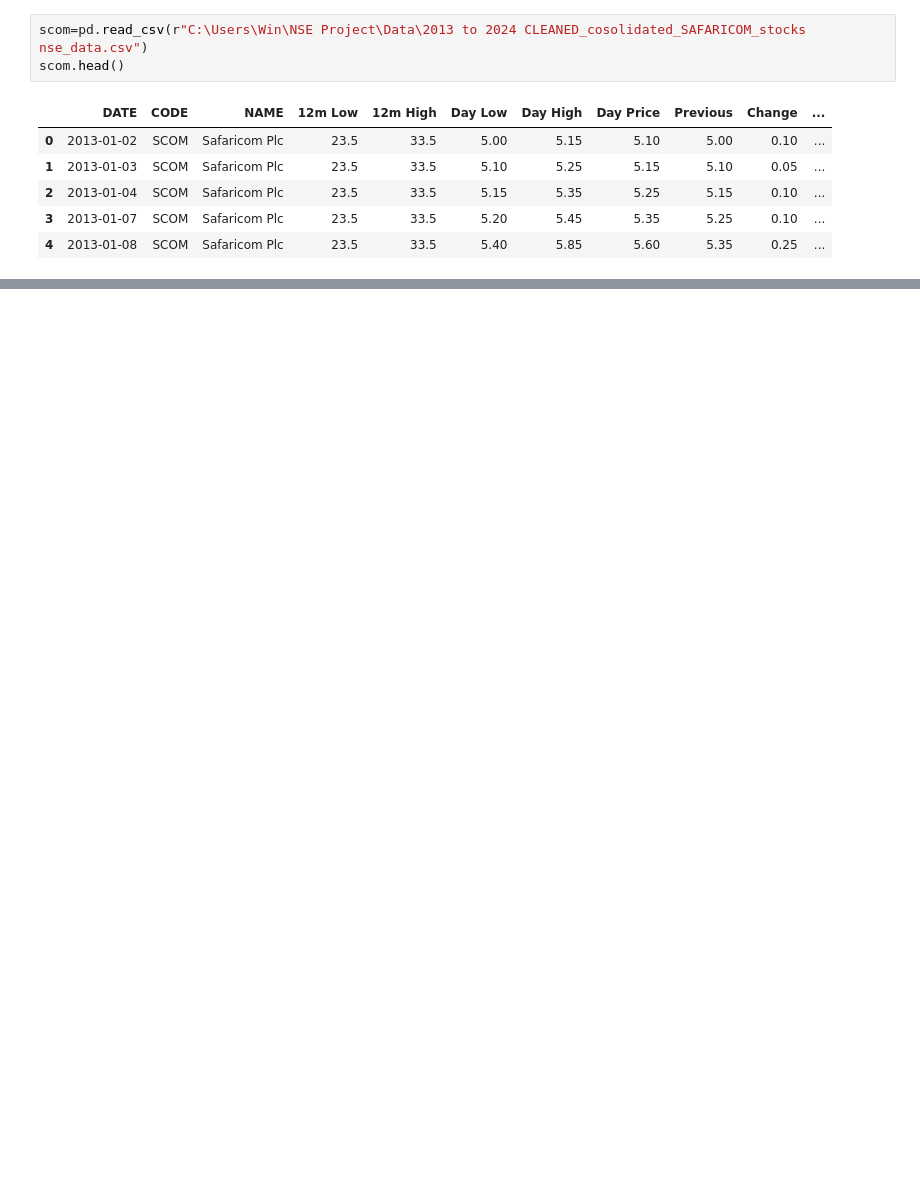
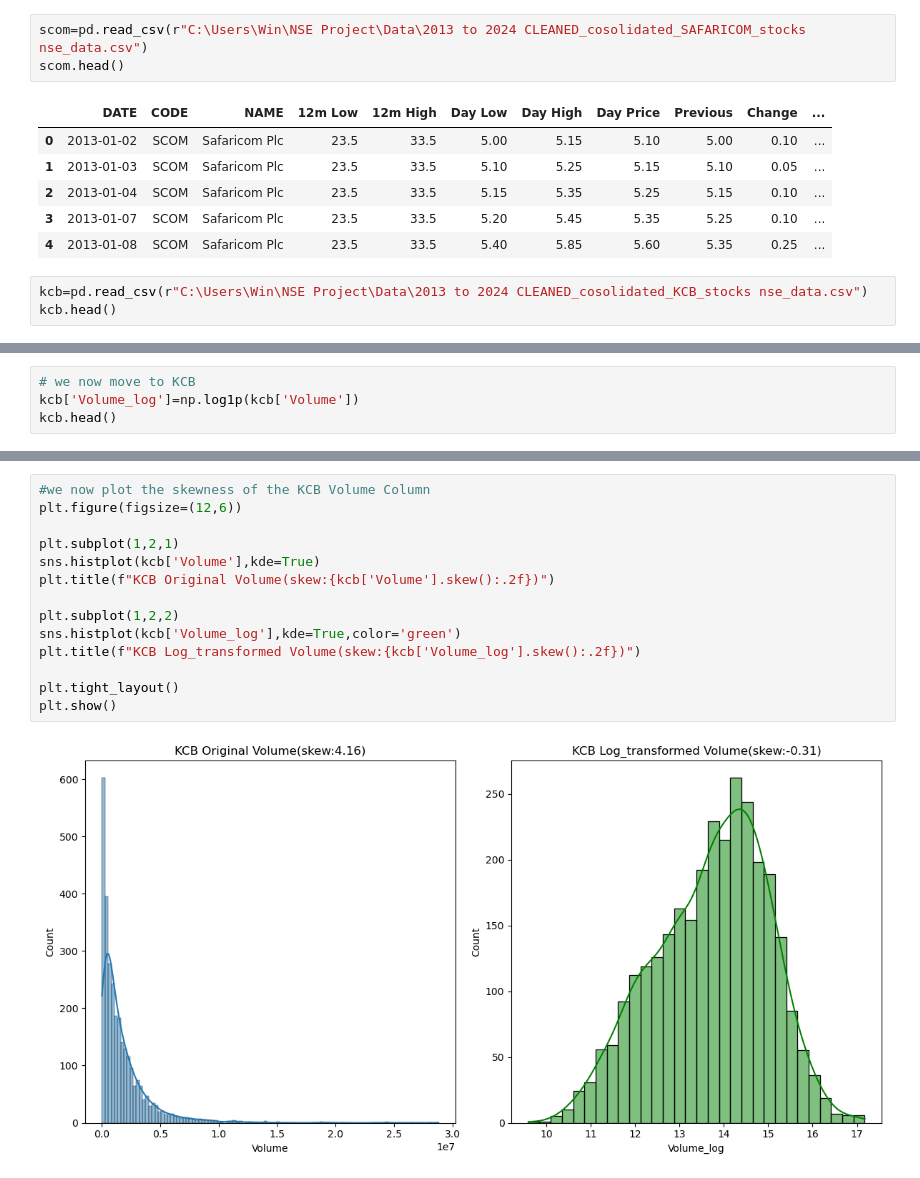
Before and after one commit to njorogepaul-moghul/Nairobi-Stocks-Exchange-project, a Jupyter notebook: notebooks/EDA phase/Exploratory Data Analysis phase.ipynb, the cells around one changed output, grey strips where cells are left out. Saved outputs shown, nothing was run; the diff lists cells and outputs as text; blank space fills up the shorter version.

```diff
--- a/notebooks/EDA phase/Exploratory Data Analysis phase.ipynb
+++ b/notebooks/EDA phase/Exploratory Data Analysis phase.ipynb
@@ -15,3 +16,6 @@ scom.head()
 | 2 | 2013-01-04 | SCOM | Safaricom Plc | 23.5 | 33.5 | 5.15 | 5.35 | 5.25 | 5.15 | 0.10 | ... |
 | 3 | 2013-01-07 | SCOM | Safaricom Plc | 23.5 | 33.5 | 5.20 | 5.45 | 5.35 | 5.25 | 0.10 | ... |
 | 4 | 2013-01-08 | SCOM | Safaricom Plc | 23.5 | 33.5 | 5.40 | 5.85 | 5.60 | 5.35 | 0.25 | ... |
+# %%
+kcb=pd.read_csv(r"C:\Users\Win\NSE Project\Data\2013 to 2024 CLEANED_cosolidated_KCB_stocks nse_data.csv")
+kcb.head()
@@ -17,0 +96,4 @@ scom.head()
+# %%
+# we now move to KCB
+kcb['Volume_log']=np.log1p(kcb['Volume'])
+kcb.head()
@@ -17,0 +107,16 @@ scom.head()
+# %%
+#we now plot the skewness of the KCB Volume Column
+plt.figure(figsize=(12,6))
+
+plt.subplot(1,2,1)
+sns.histplot(kcb['Volume'],kde=True)
+plt.title(f"KCB Original Volume(skew:{kcb['Volume'].skew():.2f})")
+
+plt.subplot(1,2,2)
+sns.histplot(kcb['Volume_log'],kde=True,color='green')
+plt.title(f"KCB Log_transformed Volume(skew:{kcb['Volume_log'].skew():.2f})")
+
+plt.tight_layout()
+plt.show()
+# %% [output]
+[figure, added]
```
Also changed, not shown: parts of 21 cells of this notebook, 6 other files.
